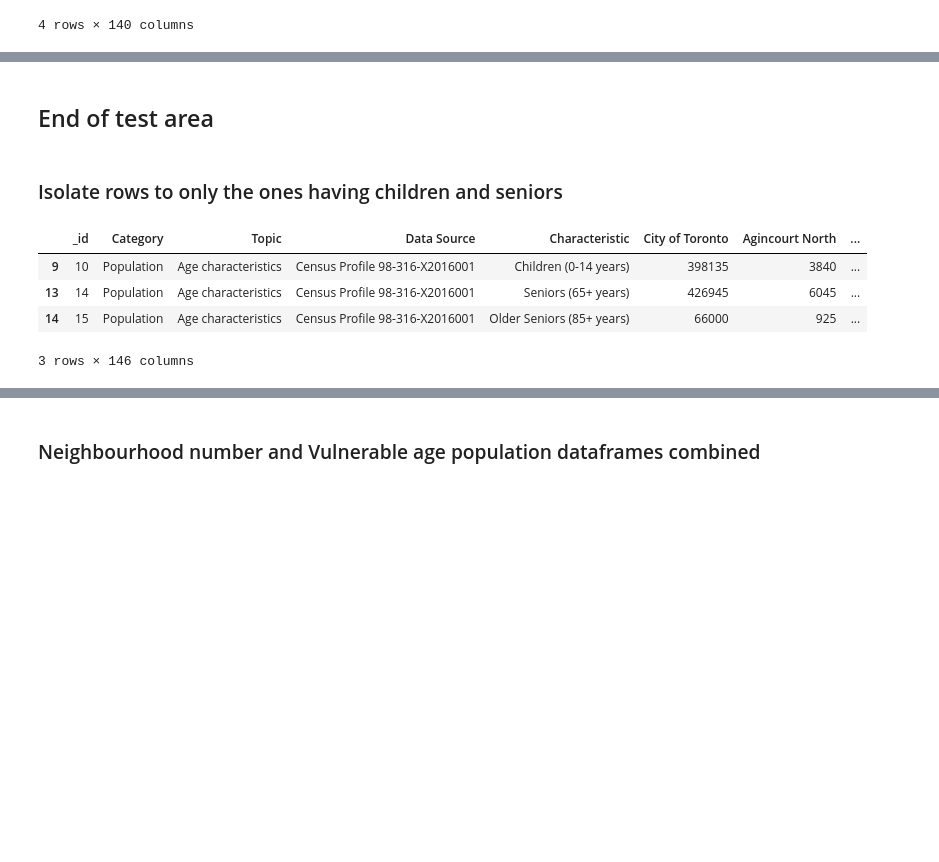
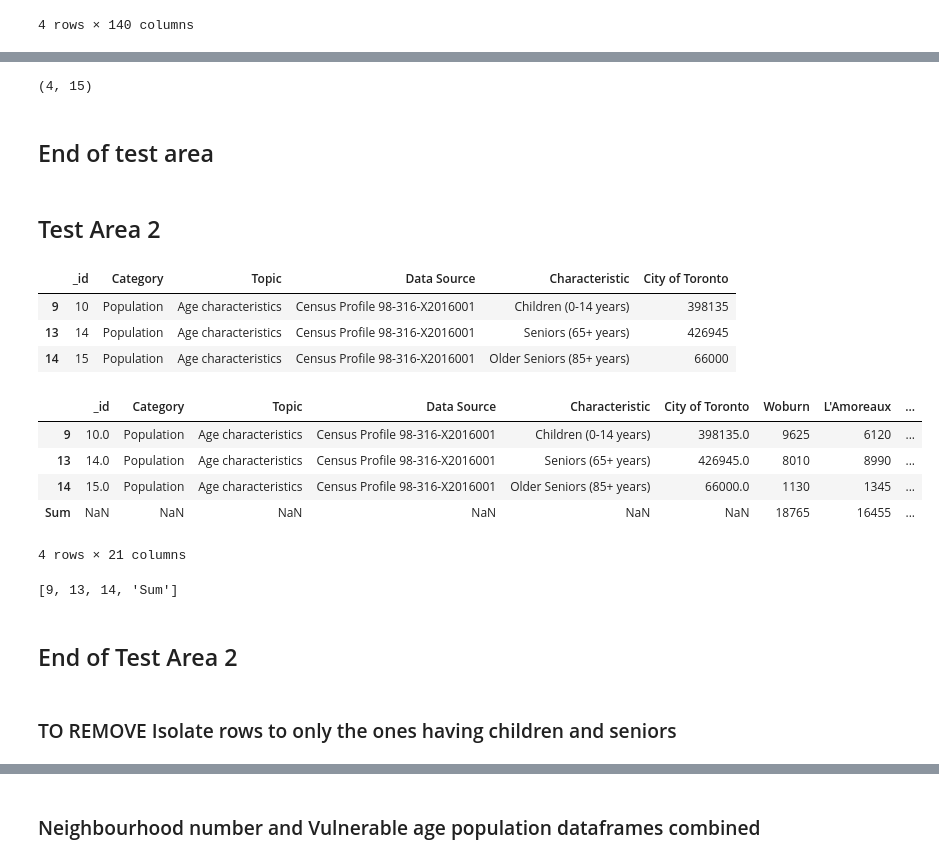
Before and after one commit to genephoenix/Coursera_Capstone, a Jupyter notebook: Capstone Project Notebook.ipynb, the cells around one changed output, grey strips where cells are left out. Cells and saved outputs as stored; diff of their text form; code cells hidden in the pictures; blank space fills up the shorter version.

```diff
--- a/Capstone Project Notebook.ipynb
+++ b/Capstone Project Notebook.ipynb
@@ -413,0 +387,3 @@ age_num_vuln3
+# %%
+age_num_vuln4 = age_num_vuln3.iloc[:, : 15]
+age_num_vuln4
@@ -414,5 +396,37 @@ age_num_vuln3
+# %%
+age_num_vuln4.shape
+# %% [output]
+(4, 15)
 # %% [markdown]
 ## End of test area
+# %% [markdown]
+## Test Area 2
+# %%
+age_num_vuln5 = vuln_age_df.loc[:, '_id':'City of Toronto']
+age_num_vuln5
+# %% [output]
+|  | _id | Category | Topic | Data Source | Characteristic | City of Toronto |
+| 9 | 10 | Population | Age characteristics | Census Profile 98-316-X2016001 | Children (0-14 years) | 398135 |
+| 13 | 14 | Population | Age characteristics | Census Profile 98-316-X2016001 | Seniors (65+ years) | 426945 |
+| 14 | 15 | Population | Age characteristics | Census Profile 98-316-X2016001 | Older Seniors (85+ years) | 66000 |
+# %%
+age_num_vuln6 = pd.concat([age_num_vuln5, age_num_vuln4], axis=1, sort=False)
+age_num_vuln6
+# %% [output]
+|  | _id | Category | Topic | Data Source | Characteristic | City of Toronto | Woburn | L'Amoreaux | ... |
+| 9 | 10.0 | Population | Age characteristics | Census Profile 98-316-X2016001 | Children (0-14 years) | 398135.0 | 9625 | 6120 | ... |
+| 13 | 14.0 | Population | Age characteristics | Census Profile 98-316-X2016001 | Seniors (65+ years) | 426945.0 | 8010 | 8990 | ... |
+| 14 | 15.0 | Population | Age characteristics | Census Profile 98-316-X2016001 | Older Seniors (85+ years) | 66000.0 | 1130 | 1345 | ... |
+| Sum | NaN | NaN | NaN | NaN | NaN | NaN | 18765 | 16455 | ... |
+4 rows × 21 columns
+# %%
+# Get names of rows
+
+age_num_vuln6.axes[0].to_list()
+# %% [output]
+[9, 13, 14, 'Sum']
+# %% [markdown]
+## End of Test Area 2
 # %% [markdown]
-### Isolate rows to only the ones having children and seniors
+### TO REMOVE Isolate rows to only the ones having children and seniors
 # %%
@@ -420,8 +433,0 @@ vuln_age_df = age_stats_df[(age_stats_df.Characteristic == 'Children (0-14 years
-# %%
-vuln_age_df.head()
-# %% [output]
-|  | _id | Category | Topic | Data Source | Characteristic | City of Toronto | Agincourt North | ... |
-| 9 | 10 | Population | Age characteristics | Census Profile 98-316-X2016001 | Children (0-14 years) | 398135 | 3840 | ... |
-| 13 | 14 | Population | Age characteristics | Census Profile 98-316-X2016001 | Seniors (65+ years) | 426945 | 6045 | ... |
-| 14 | 15 | Population | Age characteristics | Census Profile 98-316-X2016001 | Older Seniors (85+ years) | 66000 | 925 | ... |
-3 rows × 146 columns
```
Also changed, not shown: parts of 31 cells of this notebook.
